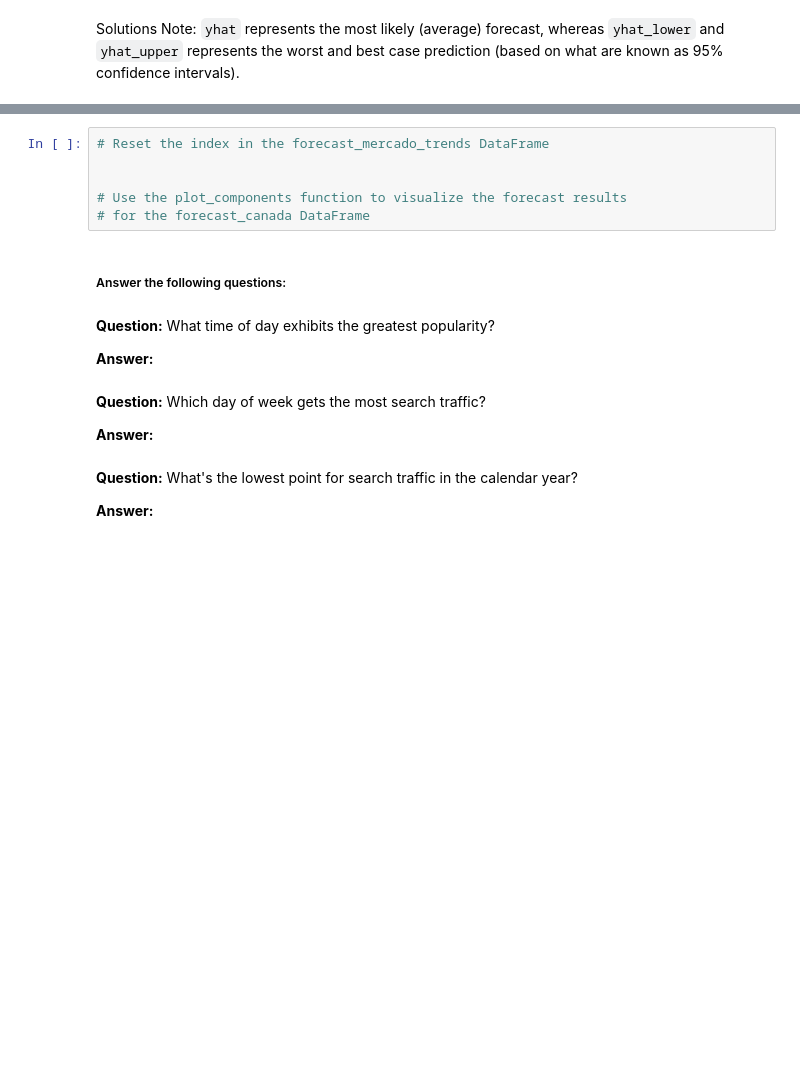
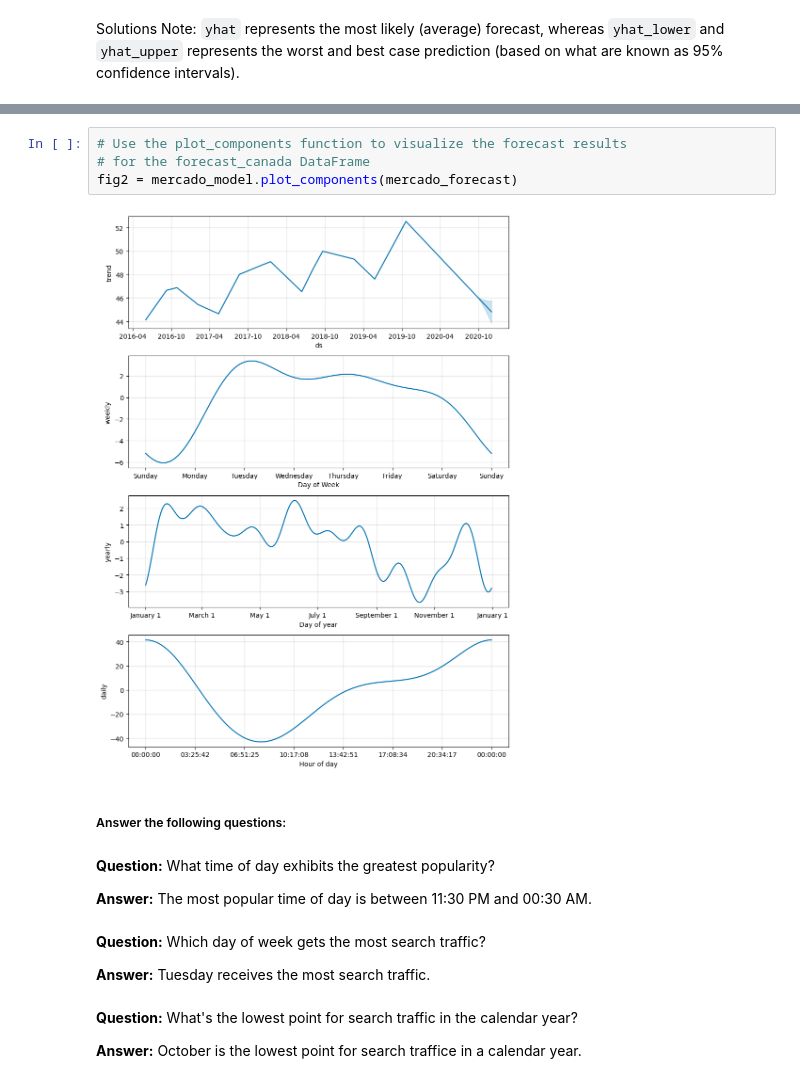
Before and after one commit to awm66/prophet-challenge, a Jupyter notebook: forecasting_net_prophet.ipynb, the cells around one changed output, grey strips where cells are left out. Saved outputs shown, nothing was run; the diff lists cells and outputs as text; blank space fills up the shorter version.

```diff
--- a/forecasting_net_prophet.ipynb
+++ b/forecasting_net_prophet.ipynb
@@ -633,20 +705,20 @@ Solutions Note: `yhat` represents the most likely (average) forecast, whereas `y
 # %%
-# Reset the index in the forecast_mercado_trends DataFrame
-
-
 # Use the plot_components function to visualize the forecast results
 # for the forecast_canada DataFrame
+fig2 = mercado_model.plot_components(mercado_forecast)
+# %% [output]
+[figure, added]
 # %% [markdown]
 ##### Answer the following questions:
 # %% [markdown]
 **Question:** What time of day exhibits the greatest popularity?
 
-**Answer:**
+**Answer:** The most popular time of day is between 11:30 PM and 00:30 AM.
 # %% [markdown]
 **Question:** Which day of week gets the most search traffic?
 
-**Answer:**
+**Answer:** Tuesday receives the most search traffic.
 # %% [markdown]
 **Question:** What's the lowest point for search traffic in the calendar year?
 
-**Answer:**
+**Answer:** October is the lowest point for search traffice in a calendar year.
```
Also changed, not shown: parts of 20 cells of this notebook.
